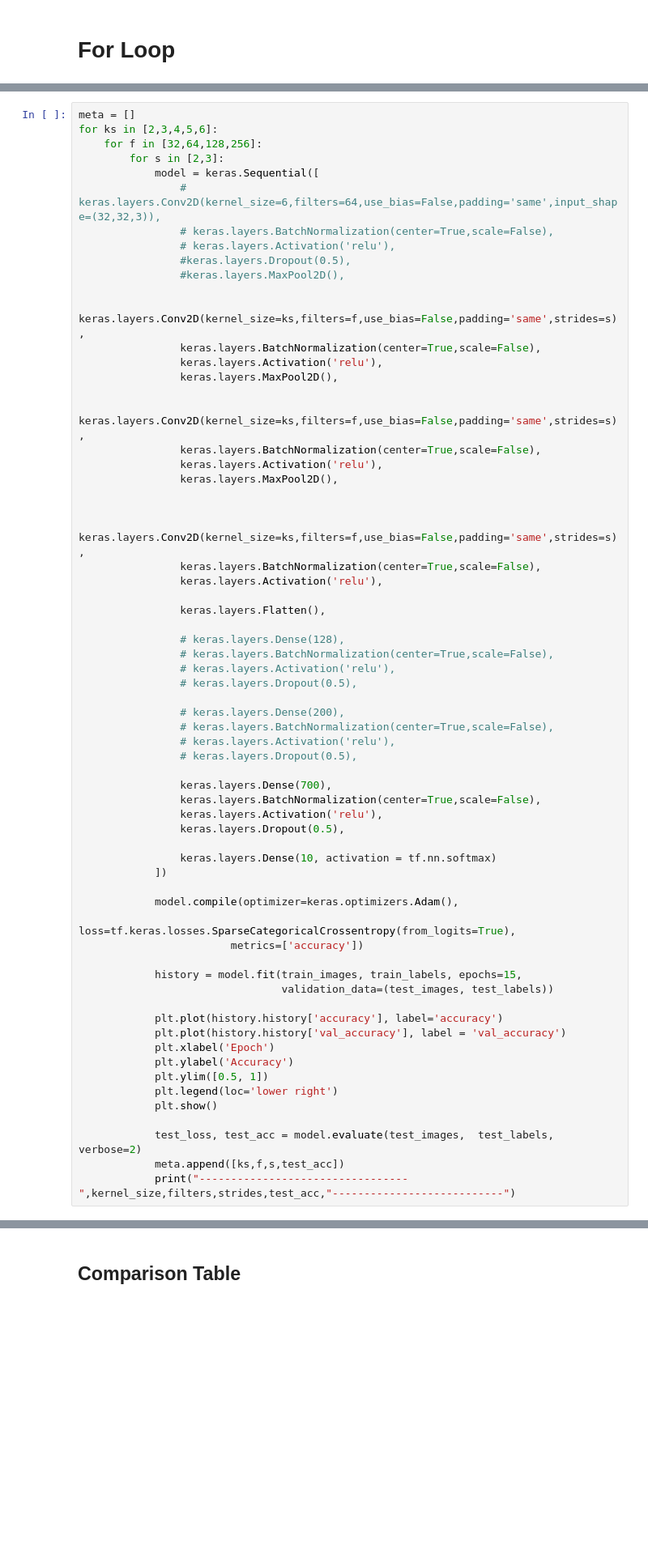
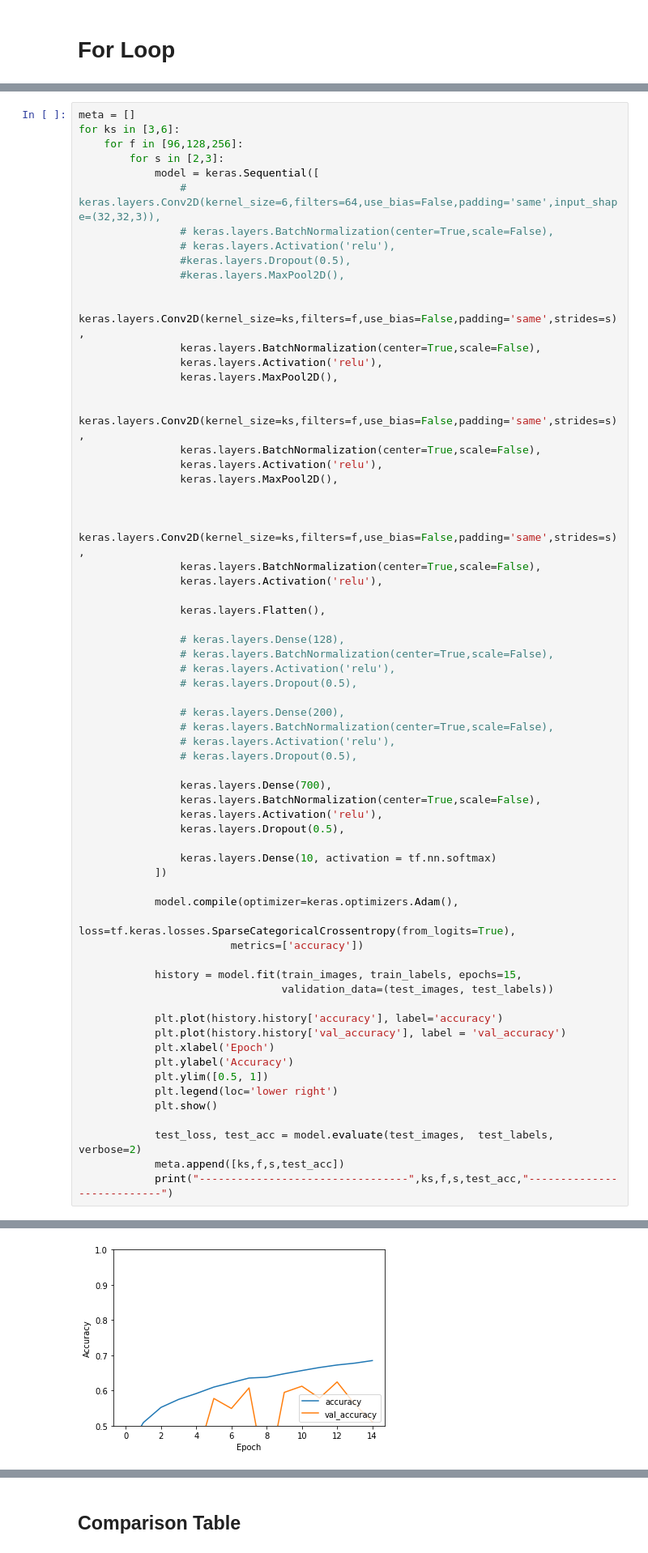
Before and after one commit to mehrotrasan16/Keras-Deep-Learning, a Jupyter notebook: 01_keras_cifar10_cnn.ipynb, the cells around one changed output, grey strips where cells are left out. Shown at 81% size. Cells and saved outputs as stored; diff of their text form; blank space fills up the shorter version.

```diff
--- a/01_keras_cifar10_cnn.ipynb
+++ b/01_keras_cifar10_cnn.ipynb
@@ -416,7 +505,7 @@ import pandas as pd
 # %%
 meta = []
-for ks in [2,3,4,5,6]:
-    for f in [32,64,128,256]:
+for ks in [3,6]:
+    for f in [96,128,256]:
         for s in [2,3]:
             model = keras.Sequential([
                 # keras.layers.Conv2D(kernel_size=6,filters=64,use_bias=False,padding='same',input_shape=(32,32,3)),
@@ -477,4 +566,5 @@ for ks in [2,3,4,5,6]:
 
             test_loss, test_acc = model.evaluate(test_images,  test_labels, verbose=2)
             meta.append([ks,f,s,test_acc])
-            print("---------------------------------",kernel_size,filters,strides,test_acc,"---------------------------")
+            print("---------------------------------",ks,f,s,test_acc,"---------------------------")
+# %% [output]
@@ -480,0 +588 @@ for ks in [2,3,4,5,6]:
+[figure, added]
```
Also changed, not shown: parts of 24 cells of this notebook.
